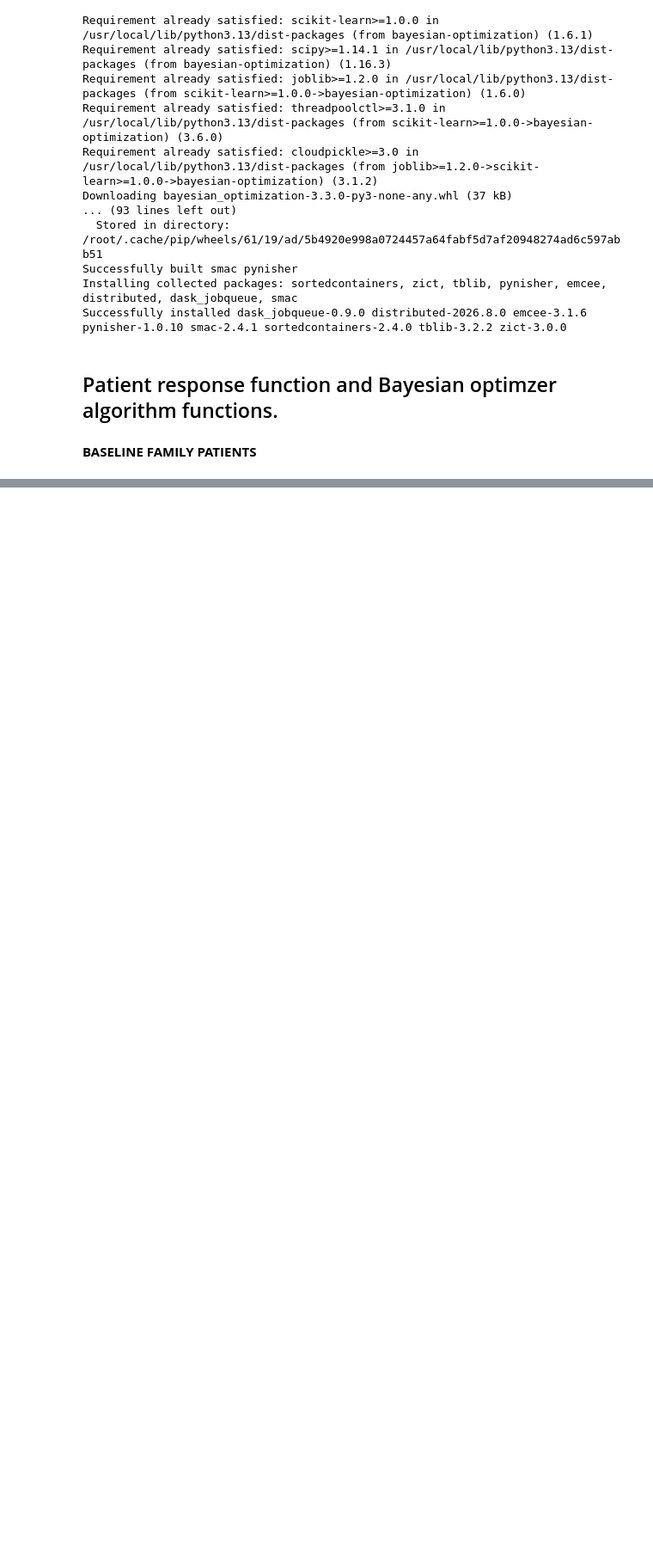
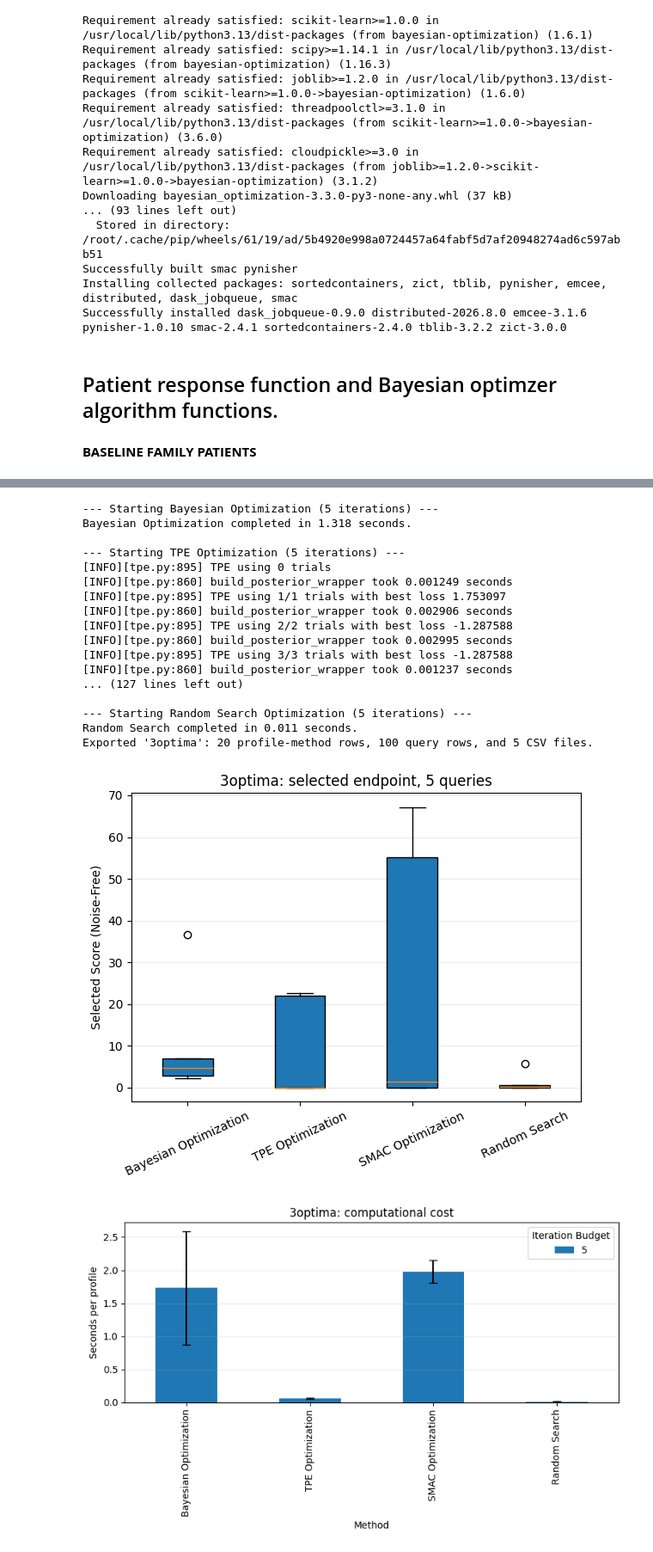
Before and after one commit to johnathan-ding/taVNS-simulation, a Jupyter notebook: Machine_Learning_Optimization_Demonstration (2).ipynb, the cells around one changed output, grey strips where cells are left out. Shown at 86% size. Drawn from its saved outputs; the diff is of its cells as text; code cells hidden in the pictures; blank space fills up the shorter version.

```diff
--- a/Machine_Learning_Optimization_Demonstration (2).ipynb
+++ b/Machine_Learning_Optimization_Demonstration (2).ipynb
@@ -2013,0 +2030,31 @@ convergence_df.to_csv(
+# %%
+three_optima_family_outputs = run_and_export_family(
+    family=three_optima_family,
+    num_simulation_trials=5,
+    amount_of_patients=5,
+    patient_and_machine_startSeed=10000,
+    display_links=False,
+)
+
+three_optima_family_statistics = analyze_family_results(three_optima_family_outputs)
+three_optima_family_statistics["summary_df"]
+# %% [output]
+--- Starting Bayesian Optimization (5 iterations) ---
+Bayesian Optimization completed in 1.318 seconds.
+
+--- Starting TPE Optimization (5 iterations) ---
+[INFO][tpe.py:895] TPE using 0 trials
+[INFO][tpe.py:860] build_posterior_wrapper took 0.001249 seconds
+[INFO][tpe.py:895] TPE using 1/1 trials with best loss 1.753097
+[INFO][tpe.py:860] build_posterior_wrapper took 0.002906 seconds
+[INFO][tpe.py:895] TPE using 2/2 trials with best loss -1.287588
+[INFO][tpe.py:860] build_posterior_wrapper took 0.002995 seconds
+[INFO][tpe.py:895] TPE using 3/3 trials with best loss -1.287588
+[INFO][tpe.py:860] build_posterior_wrapper took 0.001237 seconds
+... (127 lines left out)
+
+--- Starting Random Search Optimization (5 iterations) ---
+Random Search completed in 0.011 seconds.
+Exported '3optima': 20 profile-method rows, 100 query rows, and 5 CSV files.
+[figure, added]
+[figure, added]
```
Also changed, not shown: parts of 16 cells of this notebook.
